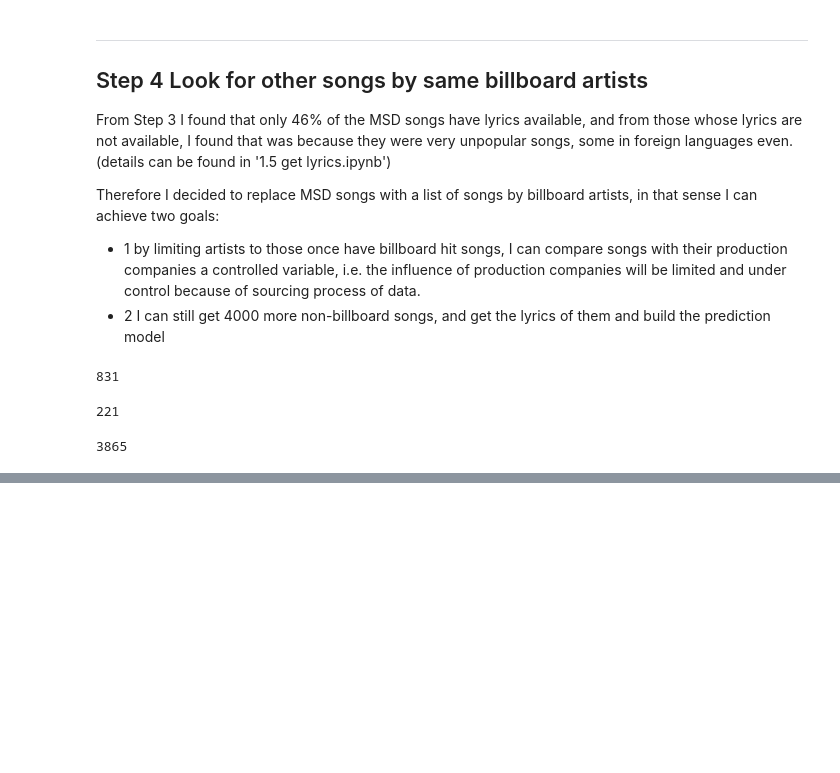
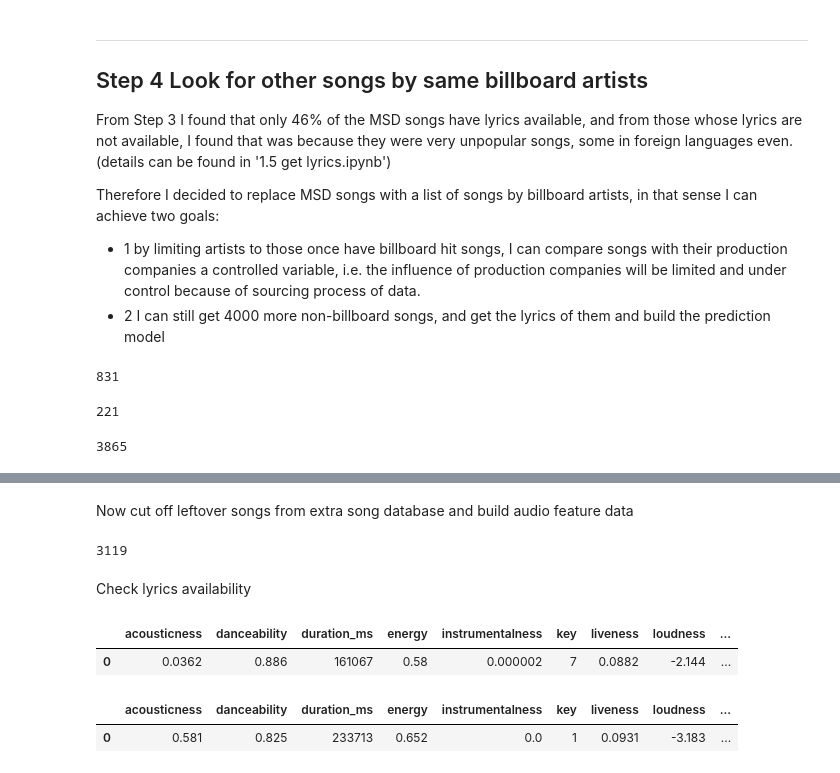
Before and after one commit to bxnxiong/Data-Science-Portfolio, a Jupyter notebook: Capstone-Project-I/1 data wrangling.ipynb, the cells around one changed output, grey strips where cells are left out. Saved outputs shown, nothing was run; the diff lists cells and outputs as text; code cells hidden in the pictures; blank space fills up the shorter version.

Commit message:
remove missing lyrics and bad matching artist/album records

```diff
--- a/Capstone-Project-I/1 data wrangling.ipynb
+++ b/Capstone-Project-I/1 data wrangling.ipynb
@@ -497,3 +478,5 @@ else:
 len(same_track_info)
 # %% [output]
 3865
+# %%
+leftover = pd.read_pickle('lyrics/same_leftover_final');len(leftover)
@@ -500,14 +514,14 @@ len(same_track_info)
 # %%
-if not os.path.isfile('Same_album_track_audio_features'):
+if not os.path.isfile('Billboard_audio_features'):
+    billboard_track_info_final = pd.read_pickle('Billboard_track_info_final')
     audio_data = pd.DataFrame()
-    distinct_trackids = map(lambda x:x.split(':')[-1],same_track_info.track_uri)
+    distinct_trackids = map(lambda x:x.split(':')[-1],billboard_track_info_final.track_uri)
     token = get_token()
     for i,track_ids in enumerate(chunk_100(distinct_trackids)):
         audio_features,token = multiple_audio_features(track_ids,token)
         audio_data = audio_data.append(audio_features)
 
     assert len(audio_data)==len(distinct_trackids)
-    audio_data.to_pickle('Same_album_track_audio_features')
-
+    audio_data.to_pickle('Billboard_audio_features')
 else:
-    audio_data = pd.read_pickle('Same_album_track_audio_features')
+    audio_data = pd.read_pickle('Billboard_audio_features')
@@ -523,0 +532,40 @@ len(audio_data)
+# %% [markdown]
+Now cut off leftover songs from extra song database and build audio feature data
+# %%
+if not os.path.isfile('Extra_track_info_final'):
+    same_track_info = pd.read_pickle('Same_album_track_info_3')
+    leftover_track_ids = leftover.uri.tolist()
+    missing_lyrics = []
+    for i in range(len(same_track_info)):
+        track = same_track_info.loc[i,'track_uri'].split(':')[-1]
+
+        if track in leftover_track_ids:
+            missing_lyrics.append(i)
+    same_track_info = same_track_info.drop(same_track_info.index[missing_lyrics])
+    same_track_info.to_pickle('Extra_track_info_final')
+# %%
+if not os.path.isfile('Extra_audio_features'):
+    same_track_info = pd.read_pickle('Extra_track_info_final')
+    audio_data = pd.DataFrame()
+    distinct_trackids = map(lambda x:x.split(':')[-1],same_track_info.track_uri)
+    token = get_token()
+    for i,track_ids in enumerate(chunk_100(distinct_trackids)):
+        audio_features,token = multiple_audio_features(track_ids,token)
+        audio_data = audio_data.append(audio_features)
+
+    assert len(audio_data)==len(distinct_trackids)
+    audio_data.to_pickle('Extra_audio_features')
+
+else:
+    audio_data = pd.read_pickle('Extra_audio_features')
+# %%
+len(audio_data)
+# %% [output]
+3119
+# %% [markdown]
+Check lyrics availability
+# %%
+audio_data = pd.read_pickle('Extra_audio_features');audio_data.head(1)
+# %% [output]
+|  | acousticness | danceability | duration_ms | energy | instrumentalness | key | liveness | loudness | ... |
+| 0 | 0.0362 | 0.886 | 161067 | 0.58 | 0.000002 | 7 | 0.0882 | -2.144 | ... |
@@ -523,0 +577,5 @@ len(audio_data)
+# %%
+audio_data = pd.read_pickle('Billboard_audio_features');audio_data.head(1)
+# %% [output]
+|  | acousticness | danceability | duration_ms | energy | instrumentalness | key | liveness | loudness | ... |
+| 0 | 0.581 | 0.825 | 233713 | 0.652 | 0.0 | 1 | 0.0931 | -3.183 | ... |
```
Also changed, not shown: parts of 10 cells of this notebook.
